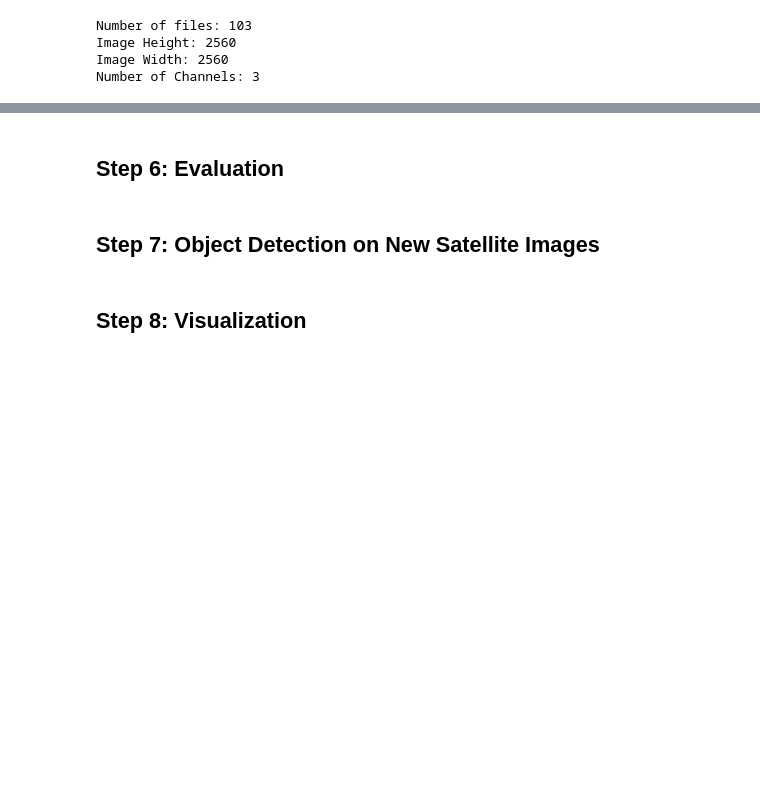
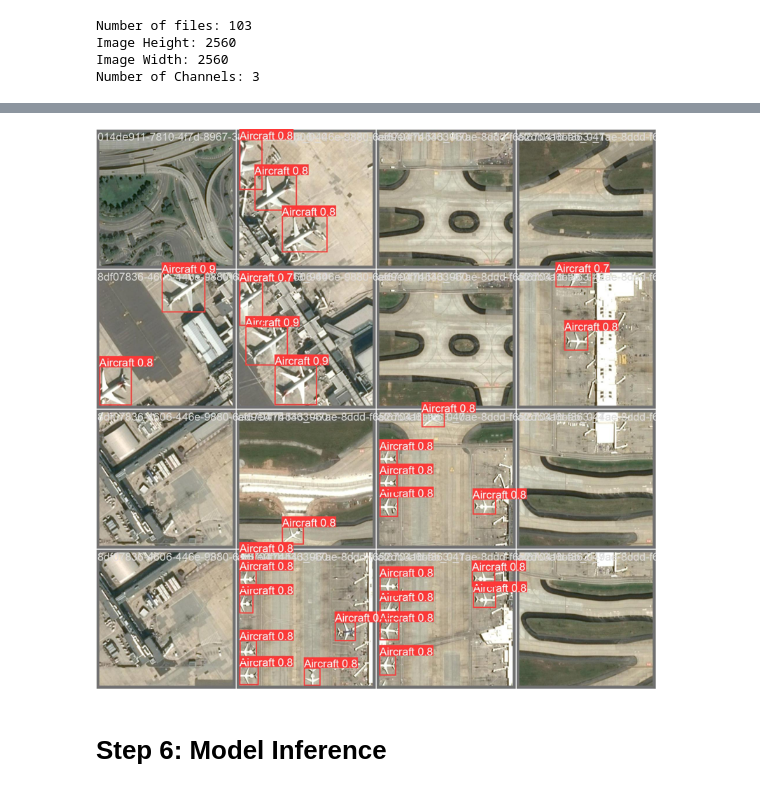
Before and after one commit to floew2/aircraft-detection-deeplearning, a Jupyter notebook: airplane_detection.ipynb, the cells around one changed output, grey strips where cells are left out. Saved outputs shown, nothing was run; the diff lists cells and outputs as text; code cells hidden in the pictures; blank space fills up the shorter version.

```diff
--- a/airplane_detection.ipynb
+++ b/airplane_detection.ipynb
@@ -423,2 +323,10 @@ train_model(config_file_path)
+# %%
+# Define the path to the folder that contains the "train" folders with the val_batch example images
+log_dir = os.path.join(os.getcwd(), "runs/detect")
+
+# Visualize some random image tiles and their corresponding bounding box
+utils.visualize_val_batch_images(log_dir)
+# %% [output]
+[figure, added]
 # %% [markdown]
-## Step 6: Evaluation
+# Step 6: Model Inference
@@ -434,2 +332,0 @@ evaluate_model(config_file_path)
-# %% [markdown]
-## Step 7: Object Detection on New Satellite Images
@@ -446,2 +332,0 @@ def detect_objects(image_path, model):
-# %% [markdown]
-## Step 8: Visualization
```
Also changed, not shown: parts of 37 cells of this notebook, 1 other file.
